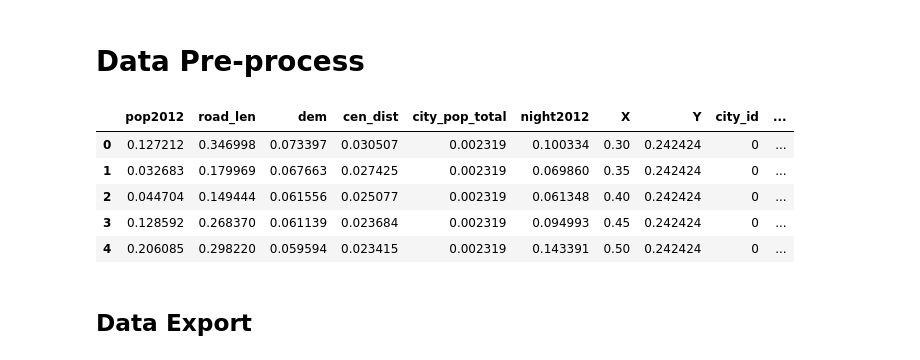
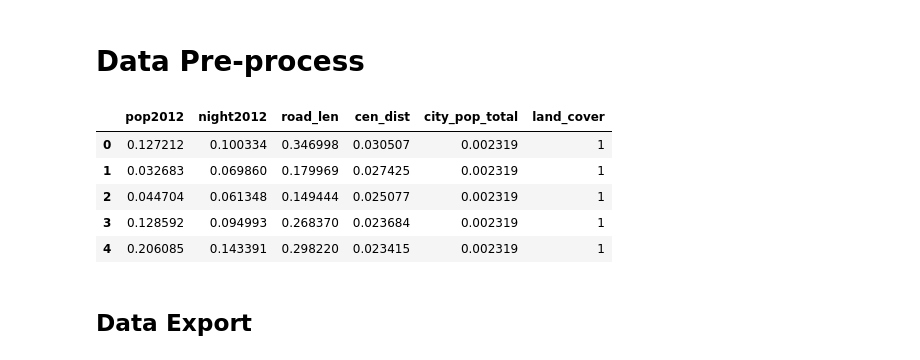
Before and after one commit to past-urbanist/Mon-Pop-Pred, a Jupyter notebook: 0_Data_Preparation.ipynb, the cells around one changed output. Drawn from its saved outputs; the diff is of its cells as text; code cells hidden in the pictures.

```diff
--- a/0_Data_Preparation.ipynb
+++ b/0_Data_Preparation.ipynb
@@ -68,7 +56,7 @@ night_max = dscb_dict['night2012']['max']
 # %%
 # StandardScaler will subtract the mean from each value, then scale to the unit variance
 scaler = preprocessing.MinMaxScaler()
-alist = ['pop2012','road_len','dem','cen_dist','city_pop_total']
+alist = ['pop2012','night2012','road_len','cen_dist','city_pop_total']
 data1 = data[alist]
-data2 = scaler.fit_transform(data1.values.reshape(-1, len(alist)))
-data2 = pd.DataFrame(data2, columns=alist)
+data_new = scaler.fit_transform(data1.values.reshape(-1, len(alist)))
+data_new = pd.DataFrame(data_new, columns=alist)
@@ -80,7 +62,0 @@ for col in alist:
-# %%
-# Based on different city_id, to normalize the longitude and latitude
-alist = ['X','Y']
-for col in alist:
-    data[col+'_max'] = data.groupby(['city_id'])[col].transform(max)
-    data[col+'_min'] = data.groupby(['city_id'])[col].transform(min)
-    data2[col] = ((data[col] - data[col+'_min']) / (data[col+'_max'] - data[col+'_min']))
@@ -89,12 +63,12 @@ data2['city_id'] = data['city_id']
 # %%
 # Factorize the city id
-data2['land_cover'] = data['CLC2012']
+data_new['land_cover'] = data['CLC2012']
 # %%
-data2.head()
+data_new.head()
 # %% [output]
-|  | pop2012 | road_len | dem | cen_dist | city_pop_total | night2012 | X | Y | city_id | ... |
-| 0 | 0.127212 | 0.346998 | 0.073397 | 0.030507 | 0.002319 | 0.100334 | 0.30 | 0.242424 | 0 | ... |
-| 1 | 0.032683 | 0.179969 | 0.067663 | 0.027425 | 0.002319 | 0.069860 | 0.35 | 0.242424 | 0 | ... |
-| 2 | 0.044704 | 0.149444 | 0.061556 | 0.025077 | 0.002319 | 0.061348 | 0.40 | 0.242424 | 0 | ... |
-| 3 | 0.128592 | 0.268370 | 0.061139 | 0.023684 | 0.002319 | 0.094993 | 0.45 | 0.242424 | 0 | ... |
-| 4 | 0.206085 | 0.298220 | 0.059594 | 0.023415 | 0.002319 | 0.143391 | 0.50 | 0.242424 | 0 | ... |
+|  | pop2012 | night2012 | road_len | cen_dist | city_pop_total | land_cover |
+| 0 | 0.127212 | 0.100334 | 0.346998 | 0.030507 | 0.002319 | 1 |
+| 1 | 0.032683 | 0.069860 | 0.179969 | 0.027425 | 0.002319 | 1 |
+| 2 | 0.044704 | 0.061348 | 0.149444 | 0.025077 | 0.002319 | 1 |
+| 3 | 0.128592 | 0.094993 | 0.268370 | 0.023684 | 0.002319 | 1 |
+| 4 | 0.206085 | 0.143391 | 0.298220 | 0.023415 | 0.002319 | 1 |
```
Also changed, not shown: parts of 20 cells of this notebook, 1 other file.
